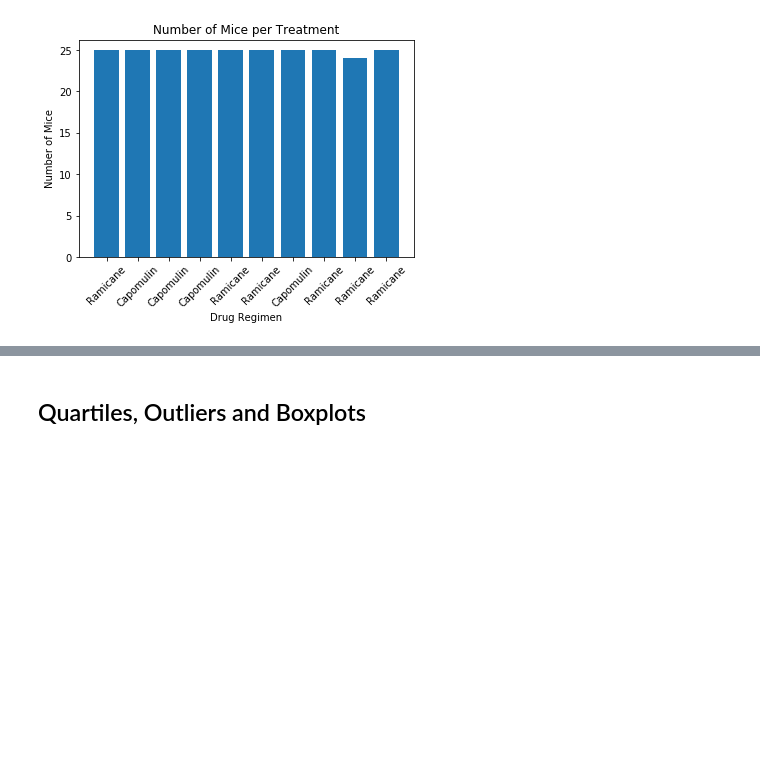
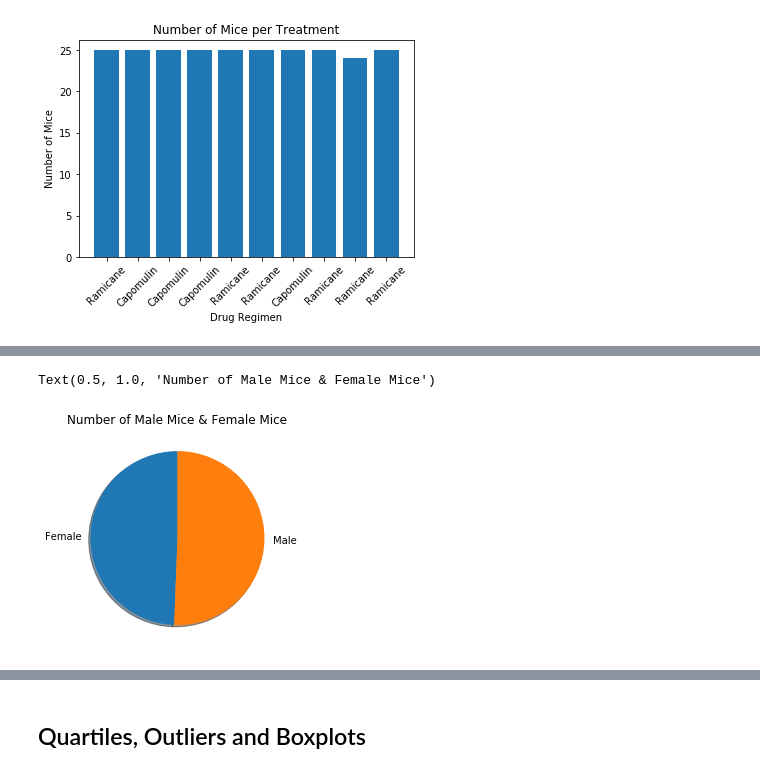
Before and after one commit to dsc55704973/matplotlib-challenge, a Jupyter notebook: pymaceuticals_starter.ipynb, the cells around one changed output, grey strips where cells are left out. Saved outputs shown, nothing was run; the diff lists cells and outputs as text; code cells hidden in the pictures; blank space fills up the shorter version.

```diff
--- a/pymaceuticals_starter.ipynb
+++ b/pymaceuticals_starter.ipynb
@@ -134,4 +158,16 @@ plt.xticks(tick_locations, mice_df["Drug Regimen"],rotation=45)
 # %%
 # Generate a pie plot showing the distribution of female versus male mice using pandas
+mice_df = master_dataset[["Sex","Mouse ID"]]
+mice_df
+x = mice_df.groupby("Sex")
+gender_count = x.count()
+gender_count
+
+mouse_pie = plt.pie(gender_count, labels = ["Female","Male"], shadow=True, startangle=90)
+gender_count
+plt.title("Number of Male Mice & Female Mice")
+# %% [output]
+Text(0.5, 1.0, 'Number of Male Mice & Female Mice')
+[figure, added]
 # %%
 # Generate a pie plot showing the distribution of female versus male mice using pyplot
```
Also changed, not shown: parts of 5 cells of this notebook.
